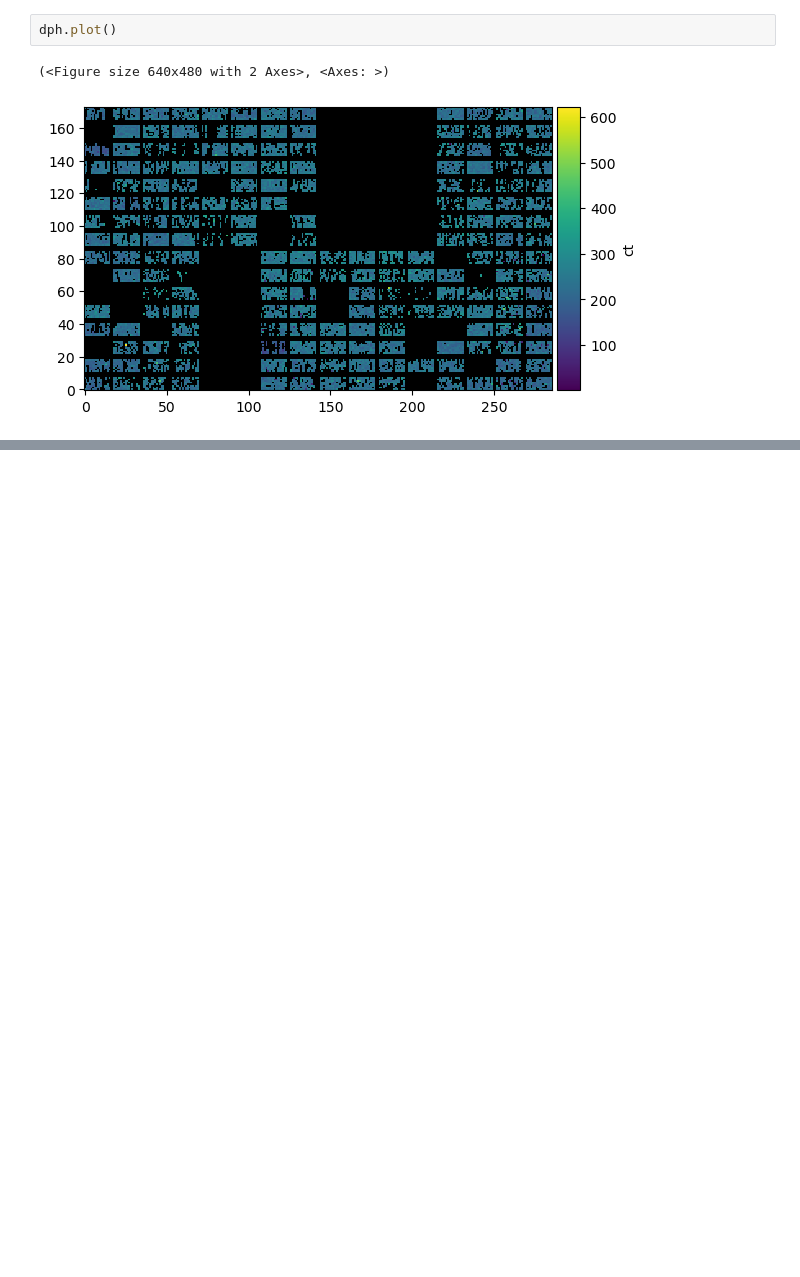
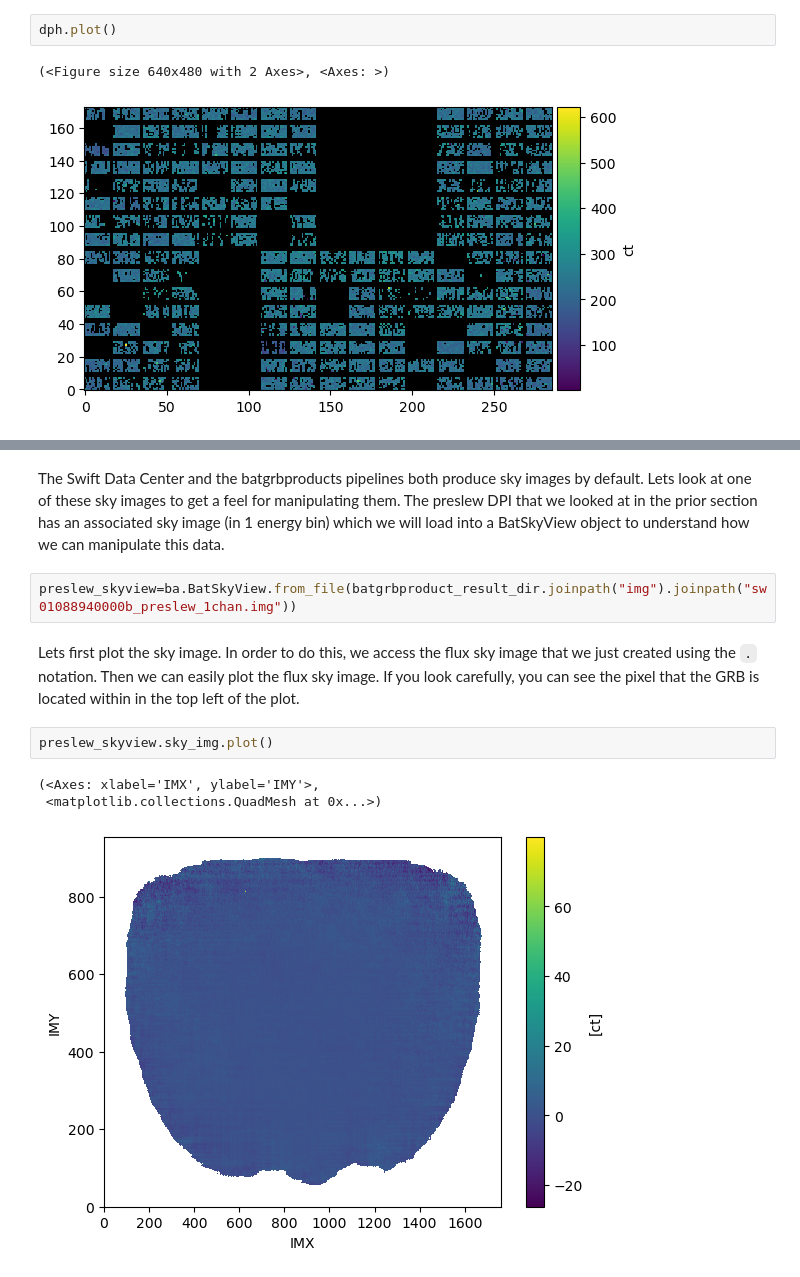
Before and after one commit to parsotat/BatAnalysis, a Jupyter notebook: notebooks/Example_TTE_imaging_data_analysis.ipynb, the cells around one changed output, grey strips where cells are left out. Cells and saved outputs as stored; diff of their text form; blank space fills up the shorter version.

```diff
--- a/notebooks/Example_TTE_imaging_data_analysis.ipynb
+++ b/notebooks/Example_TTE_imaging_data_analysis.ipynb
@@ -130,0 +250,12 @@ dph.plot()
+# %% [markdown]
+The Swift Data Center and the batgrbproducts pipelines both produce sky images by default. Lets look at one of these sky images to get a feel for manipulating them. The preslew DPI that we looked at in the prior section has an associated sky image (in 1 energy bin) which we will load into a BatSkyView object to understand how we can manipulate this data.
+# %%
+preslew_skyview=ba.BatSkyView.from_file(batgrbproduct_result_dir.joinpath("img").joinpath("sw01088940000b_preslew_1chan.img"))
+# %% [markdown]
+Lets first plot the sky image. In order to do this, we access the flux sky image that we just created using the `.` notation. Then we can easily plot the flux sky image. If you look carefully, you can see the pixel that the GRB is located within in the top left of the plot.
+# %%
+preslew_skyview.sky_img.plot()
+# %% [output]
+(<Axes: xlabel='IMX', ylabel='IMY'>,
+ <matplotlib.collections.QuadMesh at 0x...>)
+[figure, added]
```
Also changed, not shown: parts of 40 cells of this notebook, 2 other files.
